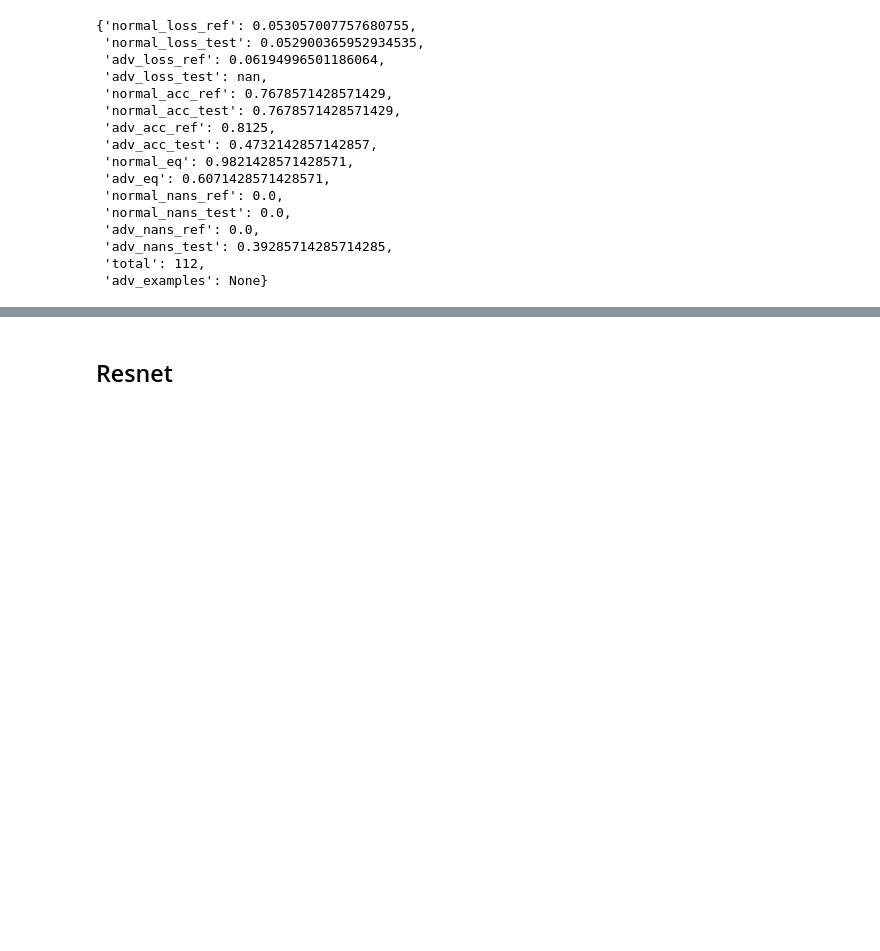
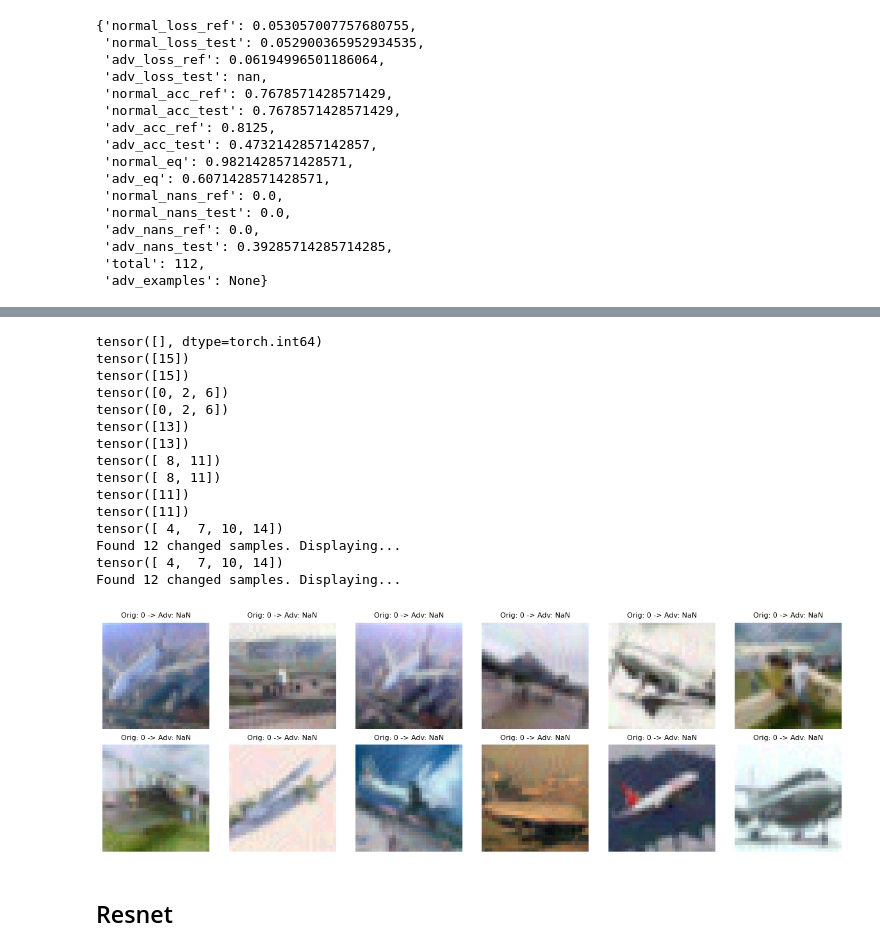
Before and after one commit to phK3/VeryDiffPolyExperiments, a Jupyter notebook: attacks/StandaloneTest.ipynb, the cells around one changed output, grey strips where cells are left out. Cells and saved outputs as stored; diff of their text form; code cells hidden in the pictures; blank space fills up the shorter version.

```diff
--- a/attacks/StandaloneTest.ipynb
+++ b/attacks/StandaloneTest.ipynb
@@ -1031,2 +1063,16 @@ Found 44 changed samples. Displaying...
 # %%
 fig.savefig("alexnet_adv.png", dpi=300)
+# %%
+net_inp_min = torch.min(inp)
+net_inp_max = torch.max(inp)
+net_inp_range = (net_inp_max.item() - net_inp_min.item())
+# %%
+adv = attack.NoisyAffineAdversary(attacks_iter=16, attack_restarts=2, epsilon_rot=0.3, epsilon_tx=0.0, epsilon_ty=0.0, epsilon_noise=(5.0/255.0)*net_inp_range, noise_shape=(3, 32, 32), rotation_scale=True, low=net_inp_min, high=net_inp_max)
+# %%
+attack_layer = "classifier.1.linear.2"
+print(f"\nEvaluating for layer: {attack_layer}")
+layer_min = net_poly.get_submodule(attack_layer).input_min
+layer_max = net_poly.get_submodule(attack_layer).input_max
+attack_point = (layer_min + layer_max) / 2.0
+adv.loss_strategy = attack.InternalMaxLoss(attack_layer, "reference_model", "input", attack_point=attack_point)
+alexnet_adv_eval = attack.robust_eval(net_orig, net_poly, cifar_loader, torch.nn.CrossEntropyLoss(), "cpu", adv, limit=100)
@@ -1032,0 +1082,4 @@ fig.savefig("alexnet_adv.png", dpi=300)
+# %%
+adv_examples = alexnet_adv_eval["adv_examples"]
+alexnet_adv_eval["adv_examples"] = None
+alexnet_adv_eval
@@ -1032,0 +1103,28 @@ fig.savefig("alexnet_adv.png", dpi=300)
+# %%
+fig = plot_changed_adv_examples(
+    adv_examples=adv_examples,
+    ref_model=net_orig,
+    test_model=net_poly,
+    title_prefix="Orig",
+    ncols=6,
+    max_rows=10,
+    show_titles=True,
+    print_indices=True,
+)
+# %% [output]
+tensor([], dtype=torch.int64)
+tensor([15])
+tensor([15])
+tensor([0, 2, 6])
+tensor([0, 2, 6])
+tensor([13])
+tensor([13])
+tensor([ 8, 11])
+tensor([ 8, 11])
+tensor([11])
+tensor([11])
+tensor([ 4,  7, 10, 14])
+Found 12 changed samples. Displaying...
+tensor([ 4,  7, 10, 14])
+Found 12 changed samples. Displaying...
+[figure, added]
```
Also changed, not shown: parts of 18 cells of this notebook, 4 other files.
